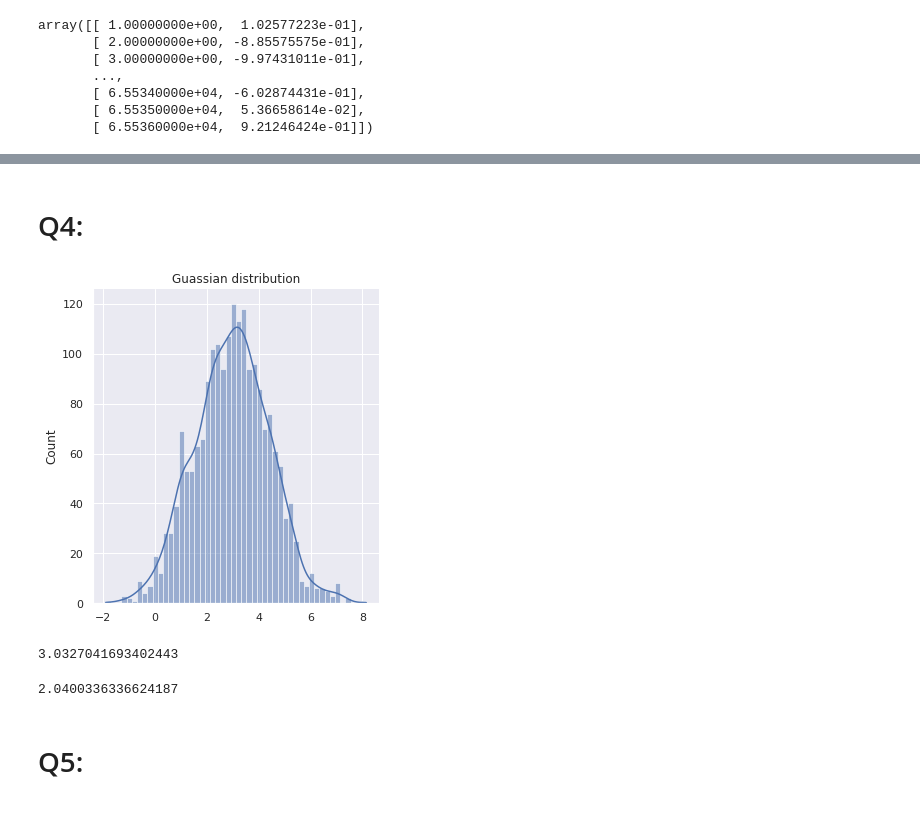
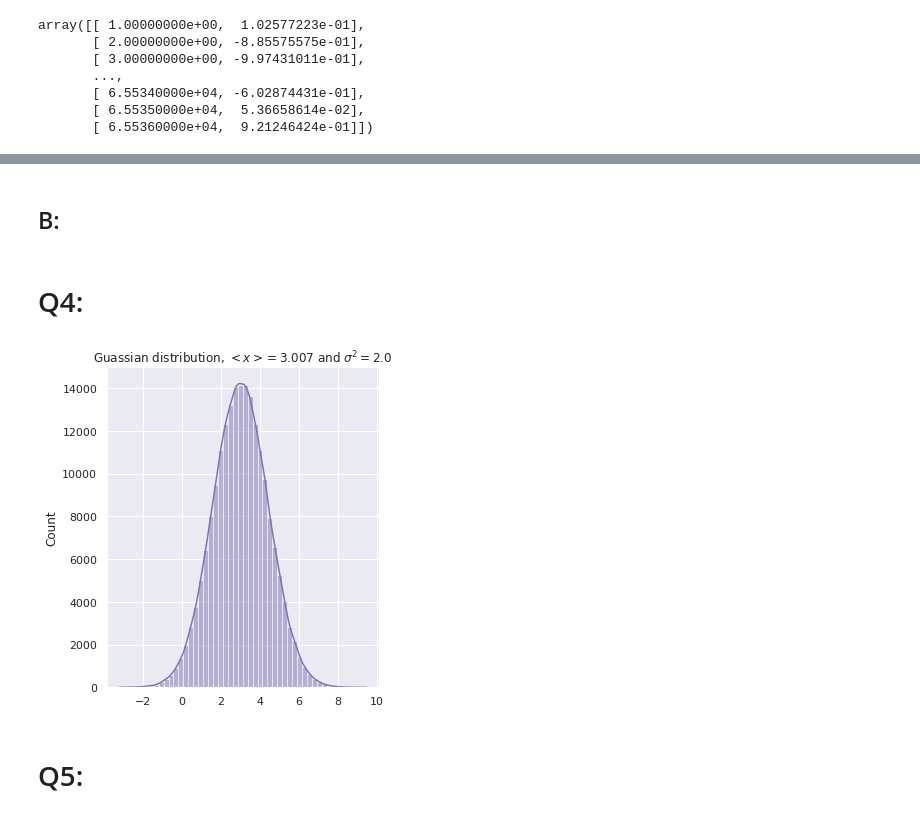
Before and after one commit to MohiMozaffari/Computational-Physics, a Jupyter notebook: HW5/HW5.ipynb, the cells around one changed output, grey strips where cells are left out. Drawn from its saved outputs; the diff is of its cells as text; code cells hidden in the pictures.

```diff
--- a/HW5/HW5.ipynb
+++ b/HW5/HW5.ipynb
@@ -197,0 +205,16 @@ array([[ 1.00000000e+00,  1.02577223e-01],
+# %%
+def _int(x):
+    """calculate integer part of the number
+    example:
+        _float(-0.5) = -1
+
+    Args:
+        x (float):
+
+    Returns:
+        int:
+    """
+    if x>= 0:
+        return int(x)
+    else:
+        return int(x) -1
@@ -197,0 +277,13 @@ array([[ 1.00000000e+00,  1.02577223e-01],
+# %%
+delta_tau = []
+dx = 100
+dy = 0.01
+x_p = PDF(x,dx)[1]
+y_p = PDF(y,dy)[1]
+for t in range(1000):
+    d = 0
+    joint_p = p_joint(x,y,dx,dy,tau=t)
+    for i in range(len(x_p)):
+        for j in range(len(y_p)):
+            d += abs(joint_p[i,j] - (x_p[i] * y_p[j]))
+    delta_tau.append(d)
@@ -198,8 +298,10 @@ array([[ 1.00000000e+00,  1.02577223e-01],
+# %% [markdown]
+## B:
 # %% [markdown]
 # Q4:
 # %%
 def GenerateNormal():
-  """generate normal distribution from unifor with BoX Muller algorithm
+  """generate normal distribution from uniform dist. with BoX Muller algorithm
 
   Returns:
       float: random variable with normal distiribution
@@ -210,7 +312,7 @@ def GenerateNormal():
   return z1,z2
 # %%
 normal = []
-for i in range(1000):
+for i in range(100000):
   z1,z2 = GenerateNormal()
   normal.append(z1)
   normal.append(z2)
@@ -218,19 +320,11 @@ for i in range(1000):
 #tranfor normal dist, to guassian dist. with the mean is 3 and the variance is 2
 guassian = np.array(normal)* np.sqrt(2) + 3
 # %%
-sns.displot(guassian, kde=True, bins= 50)
-plt.title('Guassian distribution')
+sns.displot(guassian, kde=True, bins= 50, color="m", )
+plt.title(rf'Guassian distribution, $<x> = ${round(guassian.mean(),3)} and $ \sigma^2 = {round(guassian.var(),3)}$')
 plt.show()
 # %% [output]
-[figure, old version]
+[figure, new version]
-# %%
-guassian.mean()
-# %% [output]
-3.0327041693402443
-# %%
-guassian.var()
-# %% [output]
-2.0400336336624187
 # %% [markdown]
 # Q5:
 # %%
```
Also changed, not shown: parts of 35 cells of this notebook.
